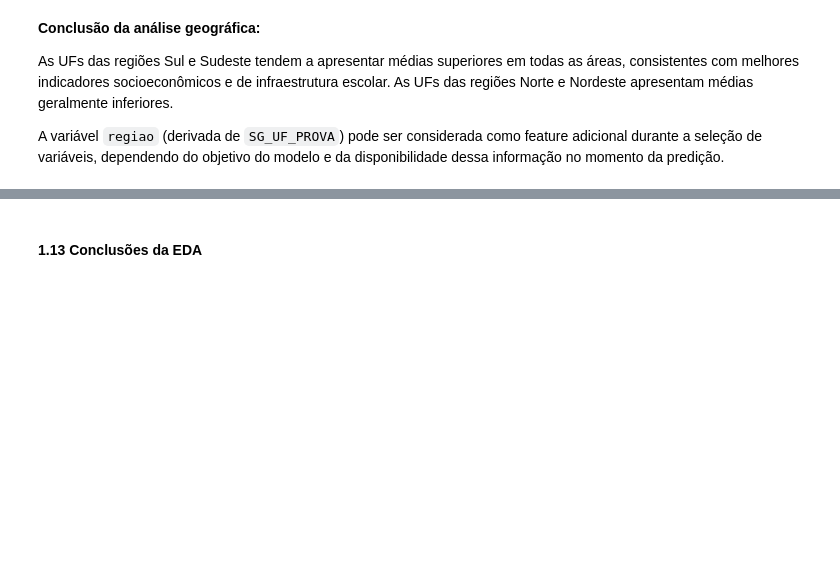
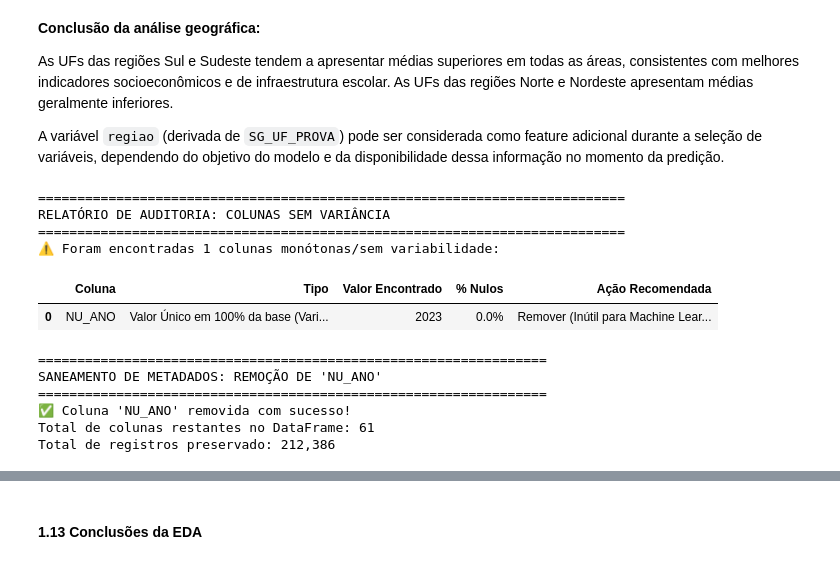
Before and after one commit to Prof-Saulo-Santos/mba-tcc-enem, a Jupyter notebook: notebooks/02_eda.ipynb, the cells around one changed output, grey strips where cells are left out. Drawn from its saved outputs; the diff is of its cells as text; code cells hidden in the pictures; blank space fills up the shorter version.

```diff
--- a/notebooks/02_eda.ipynb
+++ b/notebooks/02_eda.ipynb
@@ -1997,3 +2081,83 @@ Nordeste apresentam médias geralmente inferiores.
 A variável `regiao` (derivada de `SG_UF_PROVA`) pode ser considerada como feature adicional durante a
 seleção de variáveis, dependendo do objetivo do modelo e da disponibilidade dessa informação no momento
 da predição.
+# %%
+# ── Auditoria de Variância Zero: Detecção de Colunas Monótonas / Univaloradas ──
+import pandas as pd
+
+diagnostico = []
+
+for col in df.columns:
+    qtd_unicos_com_nulo = df[col].nunique(dropna=False)
+    qtd_unicos_sem_nulo = df[col].nunique(dropna=True)
+    qtd_nulos = df[col].isna().sum()
+    pct_nulos = (qtd_nulos / len(df)) * 100
+
+    # 1. Caso clássico: exatamente 1 valor em 100% das linhas (sem nulos)
+    if qtd_unicos_com_nulo == 1:
+        val = df[col].iloc[0]
+        diagnostico.append({
+            'Coluna': col,
+            'Tipo': 'Valor Único em 100% da base (Variância Zero)',
+            'Valor Encontrado': val,
+            '% Nulos': f"{pct_nulos:.1f}%",
+            'Ação Recomendada': 'Remover (Inútil para Machine Learning)'
+        })
+    # 2. Caso de 1 único valor válido e o restante nulo
+    elif qtd_unicos_sem_nulo == 1 and qtd_nulos > 0:
+        val_valido = df[col].dropna().iloc[0]
+        diagnostico.append({
+            'Coluna': col,
+            'Tipo': 'Apenas 1 valor válido + nulos',
+            'Valor Encontrado': f"{val_valido} (e {qtd_nulos:,} NaNs)",
+            '% Nulos': f"{pct_nulos:.1f}%",
+            'Ação Recomendada': 'Avaliar se vira flag binário ou se remove'
+        })
+    # 3. Coluna 100% nula
+    elif qtd_unicos_sem_nulo == 0:
+        diagnostico.append({
+            'Coluna': col,
+            'Tipo': 'Coluna 100% nula',
+            'Valor Encontrado': 'Nenhum (NaN)',
+            '% Nulos': "100.0%",
+            'Ação Recomendada': 'Remover'
+        })
+
+df_zero_var = pd.DataFrame(diagnostico)
+
+print("=" * 75)
+print("RELATÓRIO DE AUDITORIA: COLUNAS SEM VARIÂNCIA")
+print("=" * 75)
+
+if df_zero_var.empty:
+    print("✅ Parabéns! Não foram encontradas mais colunas com valor único no DataFrame.")
+else:
+    print(f"⚠️ Foram encontradas {len(df_zero_var)} colunas monótonas/sem variabilidade:\n")
+    display(df_zero_var)
+# %% [output]
+===========================================================================
+RELATÓRIO DE AUDITORIA: COLUNAS SEM VARIÂNCIA
+===========================================================================
+⚠️ Foram encontradas 1 colunas monótonas/sem variabilidade:
+|  | Coluna | Tipo | Valor Encontrado | % Nulos | Ação Recomendada |
+| 0 | NU_ANO | Valor Único em 100% da base (Vari... | 2023 | 0.0% | Remover (Inútil para Machine Lear... |
+# %%
+# ── Remoção da Variável de Ano (NU_ANO) por Variância Zero ────────────────────
+# Justificativa: Em uma análise focada no ENEM 2023, o ano do exame é uma constante
+# absoluta (2023 em 100% dos registros), não agregando qualquer sinal para os modelos.
+
+df.drop(columns=['NU_ANO'], inplace=True, errors='ignore')
+
+print("=" * 65)
+print("SANEAMENTO DE METADADOS: REMOÇÃO DE 'NU_ANO'")
+print("=" * 65)
+print("✅ Coluna 'NU_ANO' removida com sucesso!")
+print(f"Total de colunas restantes no DataFrame: {df.shape[1]}")
+print(f"Total de registros preservado: {len(df):,}")
+# %% [output]
+=================================================================
+SANEAMENTO DE METADADOS: REMOÇÃO DE 'NU_ANO'
+=================================================================
+✅ Coluna 'NU_ANO' removida com sucesso!
+Total de colunas restantes no DataFrame: 61
+Total de registros preservado: 212,386
```
Also changed, not shown: parts of 23 cells of this notebook, 5 other files.
